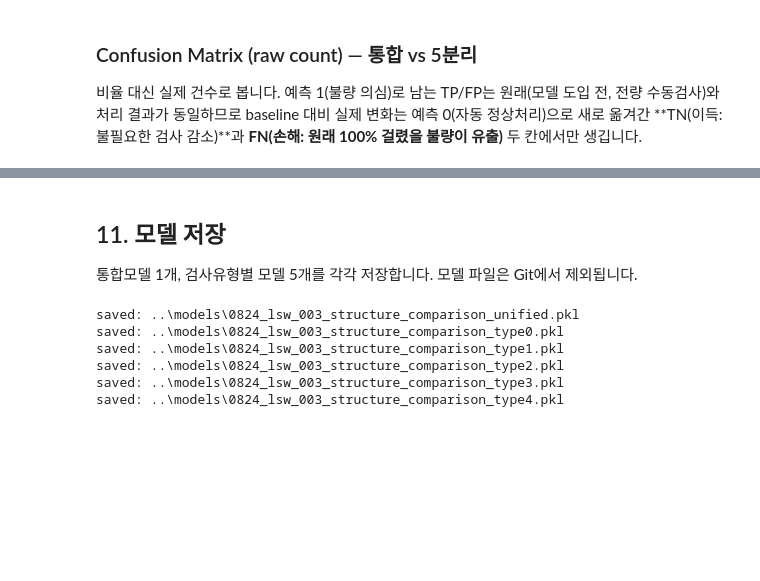
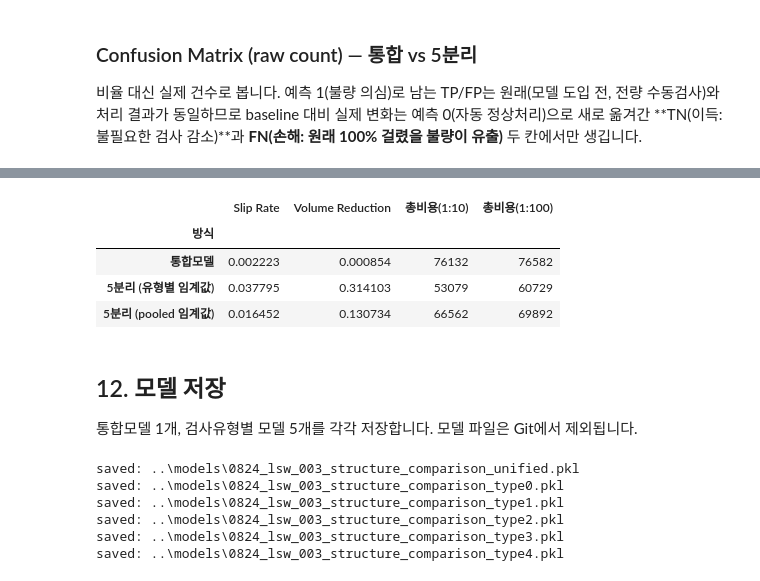
Before and after one commit to hakeee0331/seiemens_aoi_ML_practice, a Jupyter notebook: notebooks/0824_lsw_003_structure_comparison.ipynb, the cells around one changed output, grey strips where cells are left out. Drawn from its saved outputs; the diff is of its cells as text; code cells hidden in the pictures; blank space fills up the shorter version.

```diff
--- a/notebooks/0824_lsw_003_structure_comparison.ipynb
+++ b/notebooks/0824_lsw_003_structure_comparison.ipynb
@@ -401,5 +455,53 @@ confusion_comparison
+# %%
+pooled_thr_true = np.concatenate(pooled_thr_test_true)
+pooled_thr_pred = np.concatenate(pooled_thr_test_pred)
+
+pthr_tn, pthr_fp, pthr_fn, pthr_tp = confusion_matrix(pooled_thr_true, pooled_thr_pred, labels=[0, 1]).ravel()
+pooled_threshold_overall = {
+    "tn": int(pthr_tn),
+    "fp": int(pthr_fp),
+    "fn": int(pthr_fn),
+    "tp": int(pthr_tp),
+    "slip_rate": slip_rate(pooled_thr_true, pooled_thr_pred),
+    "volume_reduction": volume_reduction(pooled_thr_true, pooled_thr_pred),
+}
+for name, (cost_fp, cost_fn) in COST_SCENARIOS.items():
+    pooled_threshold_overall[f"total_cost_{name}"] = total_cost(pooled_thr_true, pooled_thr_pred, cost_fp, cost_fn)
+
+three_way_comparison = pd.DataFrame(
+    [
+        {
+            "방식": "통합모델",
+            "Slip Rate": unified_result["slip_rate"],
+            "Volume Reduction": unified_result["volume_reduction"],
+            "총비용(1:10)": unified_result["total_cost_1:10"],
+            "총비용(1:100)": unified_result["total_cost_1:100"],
+        },
+        {
+            "방식": "5분리 (유형별 임계값)",
+            "Slip Rate": split_pooled_result["slip_rate"],
+            "Volume Reduction": split_pooled_result["volume_reduction"],
+            "총비용(1:10)": split_pooled_result["total_cost_1:10"],
+            "총비용(1:100)": split_pooled_result["total_cost_1:100"],
+        },
+        {
+            "방식": "5분리 (pooled 임계값)",
+            "Slip Rate": pooled_threshold_overall["slip_rate"],
+            "Volume Reduction": pooled_threshold_overall["volume_reduction"],
+            "총비용(1:10)": pooled_threshold_overall["total_cost_1:10"],
+            "총비용(1:100)": pooled_threshold_overall["total_cost_1:100"],
+        },
+    ]
+).set_index("방식")
+three_way_comparison
+# %% [output]
+|  | Slip Rate | Volume Reduction | 총비용(1:10) | 총비용(1:100) |
+| 방식 |  |  |  |  |
+| 통합모델 | 0.002223 | 0.000854 | 76132 | 76582 |
+| 5분리 (유형별 임계값) | 0.037795 | 0.314103 | 53079 | 60729 |
+| 5분리 (pooled 임계값) | 0.016452 | 0.130734 | 66562 | 69892 |
 # %% [markdown]
-## 11. 모델 저장
+## 12. 모델 저장
 
 통합모델 1개, 검사유형별 모델 5개를 각각 저장합니다. 모델 파일은 Git에서 제외됩니다.
 # %%
```
Also changed, not shown: parts of 4 cells of this notebook, 1 other file.
